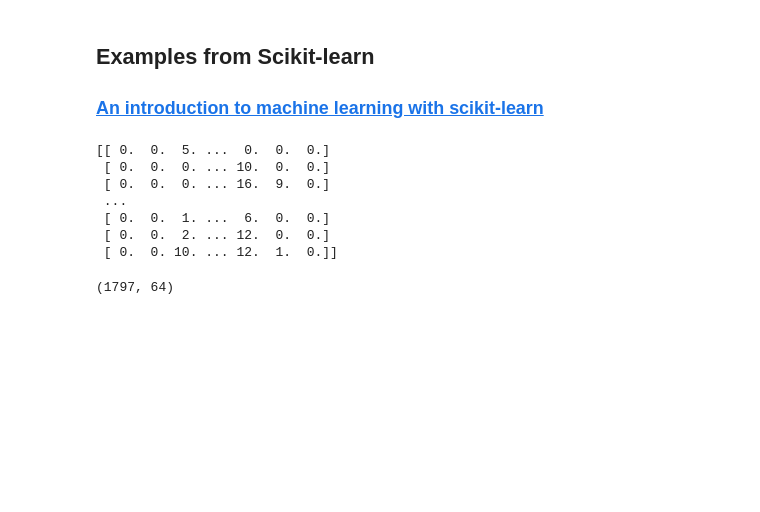
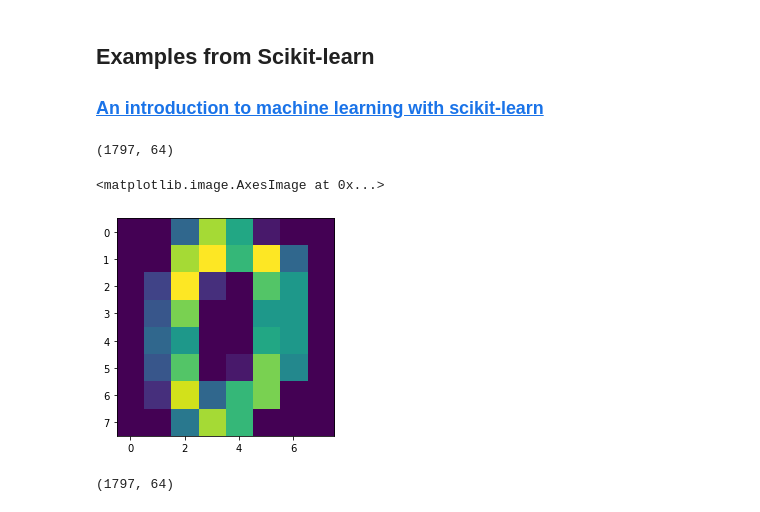
Before and after one commit to UTA-DataScience/DATA3402.2021.Fall, a Jupyter notebook: Lectures/Lecture.21/Lecture.21.ipynb, the cells around one changed output. Saved outputs shown, nothing was run; the diff lists cells and outputs as text; code cells hidden in the pictures; blank space fills up the shorter version.

```diff
--- a/Lectures/Lecture.21/Lecture.21.ipynb
+++ b/Lectures/Lecture.21/Lecture.21.ipynb
@@ -157,16 +157,15 @@ Mix f1 score: 0.1047700984609502
 from sklearn import datasets
 iris = datasets.load_iris()
 digits = datasets.load_digits()
-# %%
-print(digits.data)
-# %% [output]
-[[ 0.  0.  5. ...  0.  0.  0.]
- [ 0.  0.  0. ... 10.  0.  0.]
- [ 0.  0.  0. ... 16.  9.  0.]
- ...
- [ 0.  0.  1. ...  6.  0.  0.]
- [ 0.  0.  2. ... 12.  0.  0.]
- [ 0.  0. 10. ... 12.  1.  0.]]
+# %%
+digits.data.shape
+# %% [output]
+(1797, 64)
+# %%
+plt.imshow(digits.data[0].reshape((8,8)))
+# %% [output]
+<matplotlib.image.AxesImage at 0x...>
+[figure, added]
 # %%
 digits.data.shape
 # %% [output]
```
Also changed, not shown: parts of 1 cell of this notebook, 3 other files.
